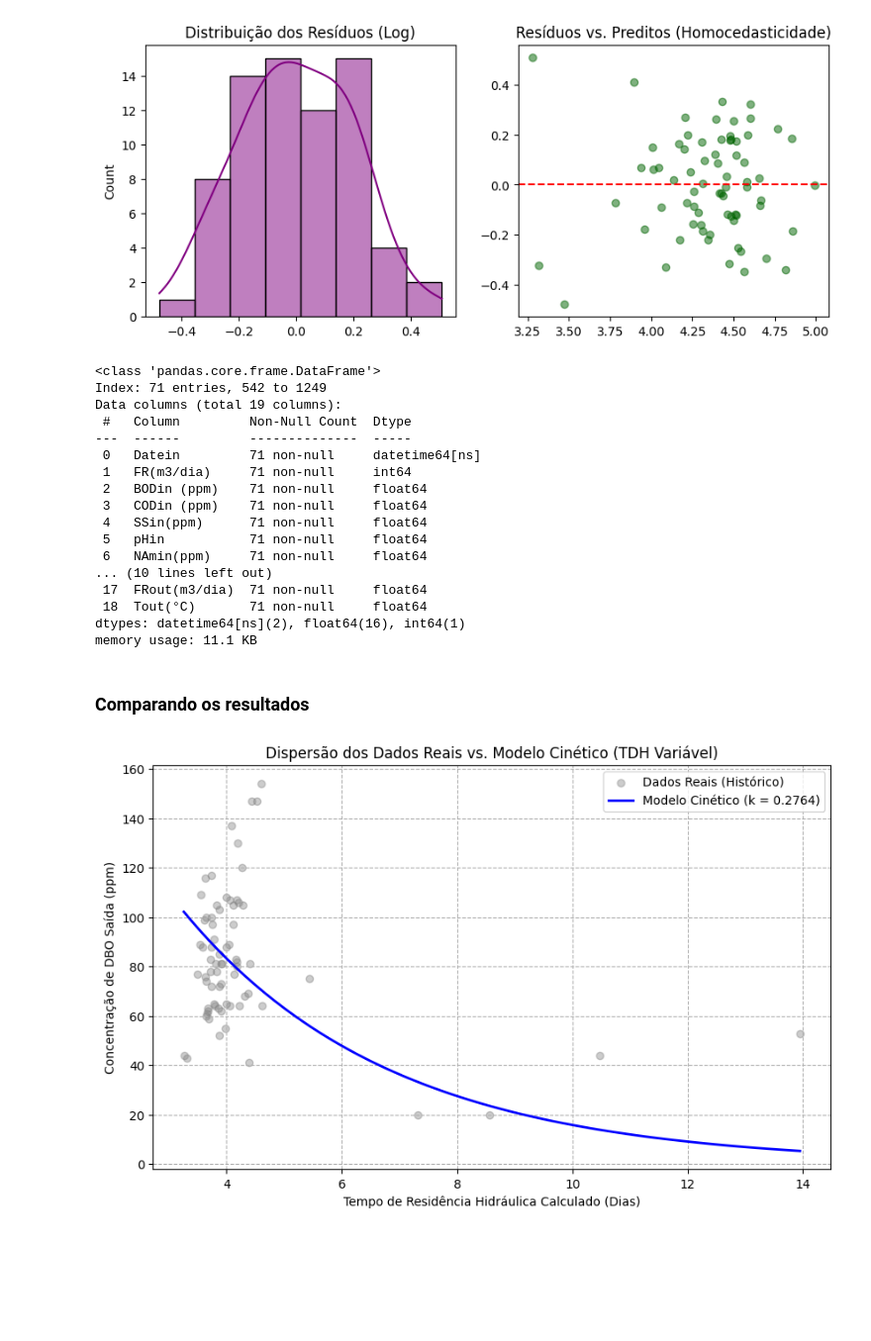
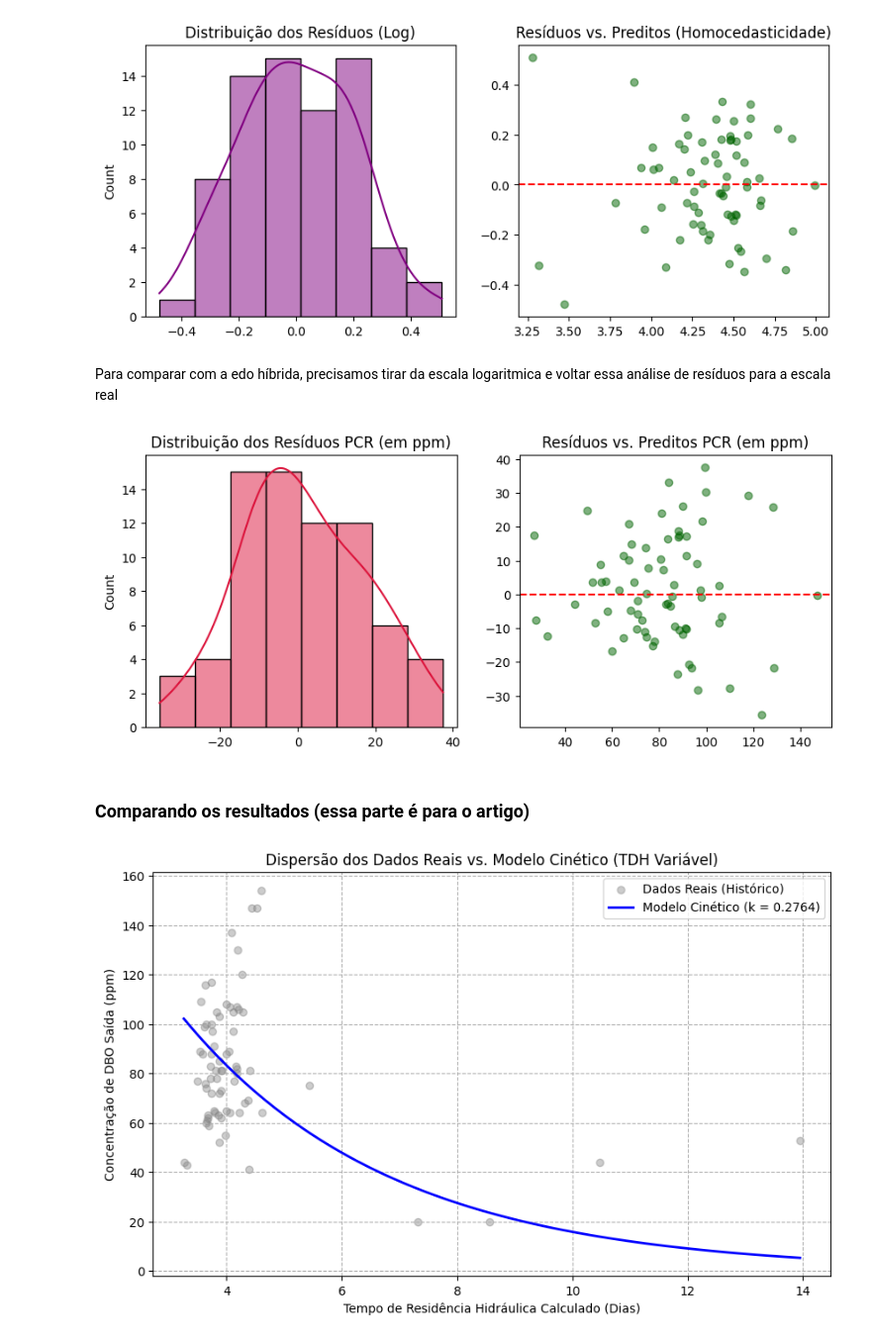
Before and after one commit to Souzalua/Matem-tica-instrumental, a Jupyter notebook: Otimizacao_lagoa.ipynb, the cells around one changed output. Shown at 99% size. Saved outputs shown, nothing was run; the diff lists cells and outputs as text; code cells hidden in the pictures; blank space fills up the shorter version.

```diff
--- a/Otimizacao_lagoa.ipynb
+++ b/Otimizacao_lagoa.ipynb
@@ -587,28 +630,29 @@ plt.title('Resíduos vs. Preditos (Homocedasticidade)')
 plt.show()
 # %% [output]
 [figure]
-# %%
-df.info()
-# %% [output]
-<class 'pandas.core.frame.DataFrame'>
-Index: 71 entries, 542 to 1249
-Data columns (total 19 columns):
- #   Column         Non-Null Count  Dtype
----  ------         --------------  -----
- 0   Datein         71 non-null     datetime64[ns]
- 1   FR(m3/dia)     71 non-null     int64
- 2   BODin (ppm)    71 non-null     float64
- 3   CODin (ppm)    71 non-null     float64
- 4   SSin(ppm)      71 non-null     float64
- 5   pHin           71 non-null     float64
- 6   NAmin(ppm)     71 non-null     float64
-... (10 lines left out)
- 17  FRout(m3/dia)  71 non-null     float64
- 18  Tout(°C)       71 non-null     float64
-dtypes: datetime64[ns](2), float64(16), int64(1)
-memory usage: 11.1 KB
+# %% [markdown]
+Para comparar com a edo híbrida, precisamos tirar da escala logaritmica e voltar essa análise de resíduos para a escala real
+# %%
+# Cálculo dos resíduos da PCR na escala REAL (PPM)
+residuos_pcr_ppm = y_real_ppm - y_pred_ppm
+
+plt.figure(figsize=(10, 4))
+
+# Histograma em PPM
+plt.subplot(1, 2, 1)
+sns.histplot(residuos_pcr_ppm, kde=True, color='crimson')
+plt.title('Distribuição dos Resíduos PCR (em ppm)')
+
+# Homocedasticidade em PPM
+plt.subplot(1, 2, 2)
+plt.scatter(y_pred_ppm, residuos_pcr_ppm, alpha=0.5, color='darkgreen')
+plt.axhline(0, color='red', linestyle='--')
+plt.title('Resíduos vs. Preditos PCR (em ppm)')
+plt.show()
+# %% [output]
+[figure, added]
 # %% [markdown]
-### Comparando os resultados
+### Comparando os resultados (essa parte é para o artigo)
 # %%
 #Decaimento com EDO
 
```
Also changed, not shown: parts of 7 cells of this notebook.
